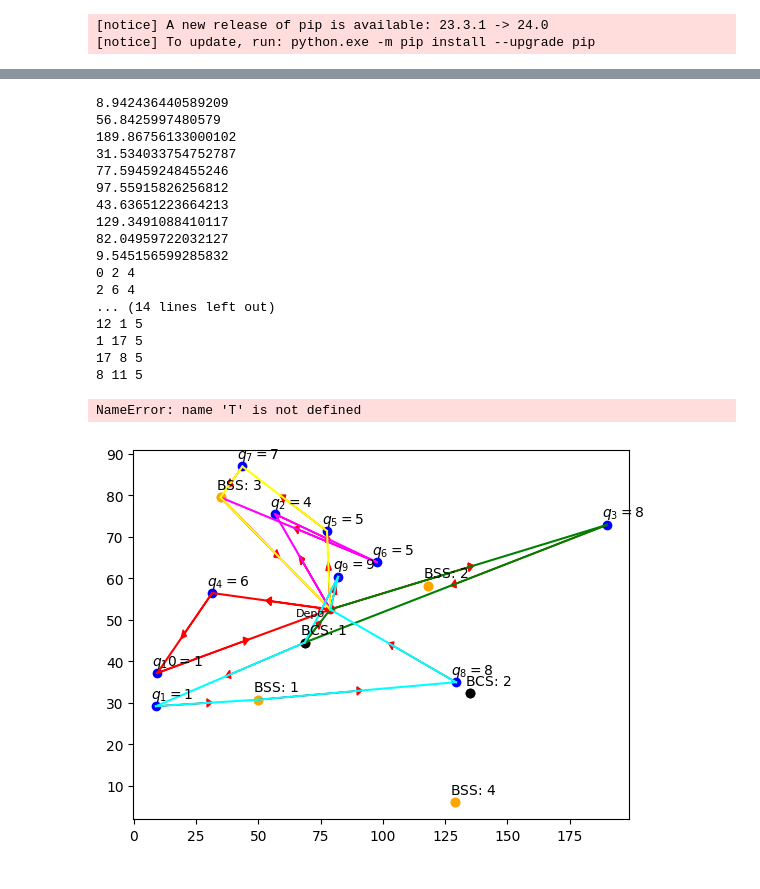
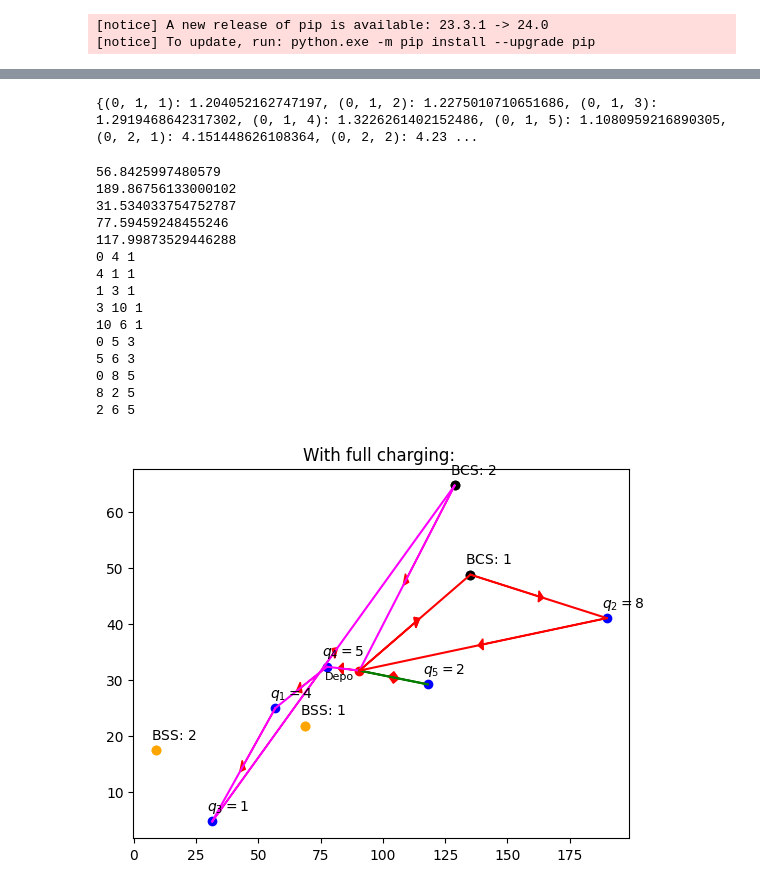
Before and after one commit to amanagr6697/BTP-ECVRP, a Jupyter notebook: Gurobi codes/sixteenth_version copy.ipynb, the cells around one changed output, grey strips where cells are left out. Cells and saved outputs as stored; diff of their text form; code cells hidden in the pictures.

```diff
--- a/Gurobi codes/sixteenth_version copy.ipynb
+++ b/Gurobi codes/sixteenth_version copy.ipynb
@@ -11,9 +10,9 @@ Note: you may need to restart the kernel to use updated packages.
 rnd = np.random
 rnd.seed(51)
 # %%
-n = 10  # number of clients
+n = 5  # number of clients
 f = 2  # number of charging stations
-b = 4 #number of battery swapping stations
+b = 2 #number of battery swapping stations
 num_points = n + f + b
 num_of_copies = 2
 # Generate random coordinates for xc and yc
@@ -376,3 +301,7 @@ Warning: Q constraint 0 doesn't have a name
+# %%
+print(t_base)
+# %% [output]
+{(0, 1, 1): 1.204052162747197, (0, 1, 2): 1.2275010710651686, (0, 1, 3): 1.2919468642317302, (0, 1, 4): 1.3226261402152486, (0, 1, 5): 1.1080959216890305, (0, 2, 1): 4.151448626108364, (0, 2, 2): 4.23 ...
 # %%
 # for var_name in u:
 #     u_var = u[var_name]
@@ -394,10 +315,10 @@ vehicle_time={}
 for i,j,k in active_arcs:
     if(k not in vehicle_dist):
       vehicle_dist[k] = c[i,j]
-      vehicle_time[k] = t[i,j,k].X
+      vehicle_time[k] = (t_base[i,j,k])*(u[j,k].x)
     else:
          vehicle_dist[k]+=c[i,j]
-         vehicle_time[k]+=t[i,j,k].X
+         vehicle_time[k]+=(t_base[i,j,k])*(u[j,k].x)
 
     if i!=0:
         values[i]=(j,k)
@@ -414,9 +335,6 @@ def rec(i, j,k,col):
              return
         rec(j,values[j][0],values[j][1],col)
 # %%
-active_arcs = [a for a in A if x[a].x > 0.99]
-
-# print(active_arcs)
 plt.scatter(xc[1:n+1], yc[1:n+1], c = 'blue')
 plt.scatter(xc[n+2:n+2+f*num_of_copies],yc[n+2:n+2+f*num_of_copies], c= 'black')
 plt.scatter(xc[n+2+f*num_of_copies:n+2+f*num_of_copies+b*num_of_copies],yc[n+2+f*num_of_copies:n+2+f*num_of_copies+b*num_of_copies], c= 'orange')
@@ -437,49 +355,44 @@ for i in F:
       count+=1
       visited.append(xc[i])
 
 count=1
 for i in B:
     if(xc[i] not in visited):
       plt.annotate('BSS: $%d$' % count, (xc[i]-2, yc[i]+2))
       count+=1
       visited.append(xc[i])
 
 col=0
 for i,j,k in active_arcs:
     if(i==0):
         mid_x = (xc[i] + xc[j]) / 2
         mid_y = (yc[i] + yc[j]) / 2
         plt.arrow(xc[i], yc[i], mid_x - xc[i], mid_y - yc[i],
                   head_width=2, head_length=2, fc='red', ec='red')
         rec(i,j,k,col)
         col+=1
 
 total_charging_time=0
 for i,j,k in active_arcs:
-   total_charging_time+=T[i,j].x
-   print(t[i,j,k].x)
+   if(j in F_comb):
+      total_charging_time+=(aux[i,j,k].x)*(Q[k]-y[j,k].x)
 
-print("aman")
-print(total_charging_time)
 plt.title('With full charging: ')
 plt.show()
 # %% [output]
-8.942436440589209
 56.8425997480579
 189.86756133000102
 31.534033754752787
 77.59459248455246
-97.55915826256812
-43.63651223664213
-129.3491088410117
-82.04959722032127
-9.545156599285832
-0 2 4
-2 6 4
-... (14 lines left out)
-12 1 5
-1 17 5
-17 8 5
-8 11 5
+117.99873529446288
+0 4 1
+4 1 1
+1 3 1
+3 10 1
+10 6 1
+0 5 3
+5 6 3
+0 8 5
+8 2 5
+2 6 5
-NameError: name 'T' is not defined
-[figure, old version]
+[figure, new version]
```
Also changed, not shown: parts of 8 cells of this notebook.
